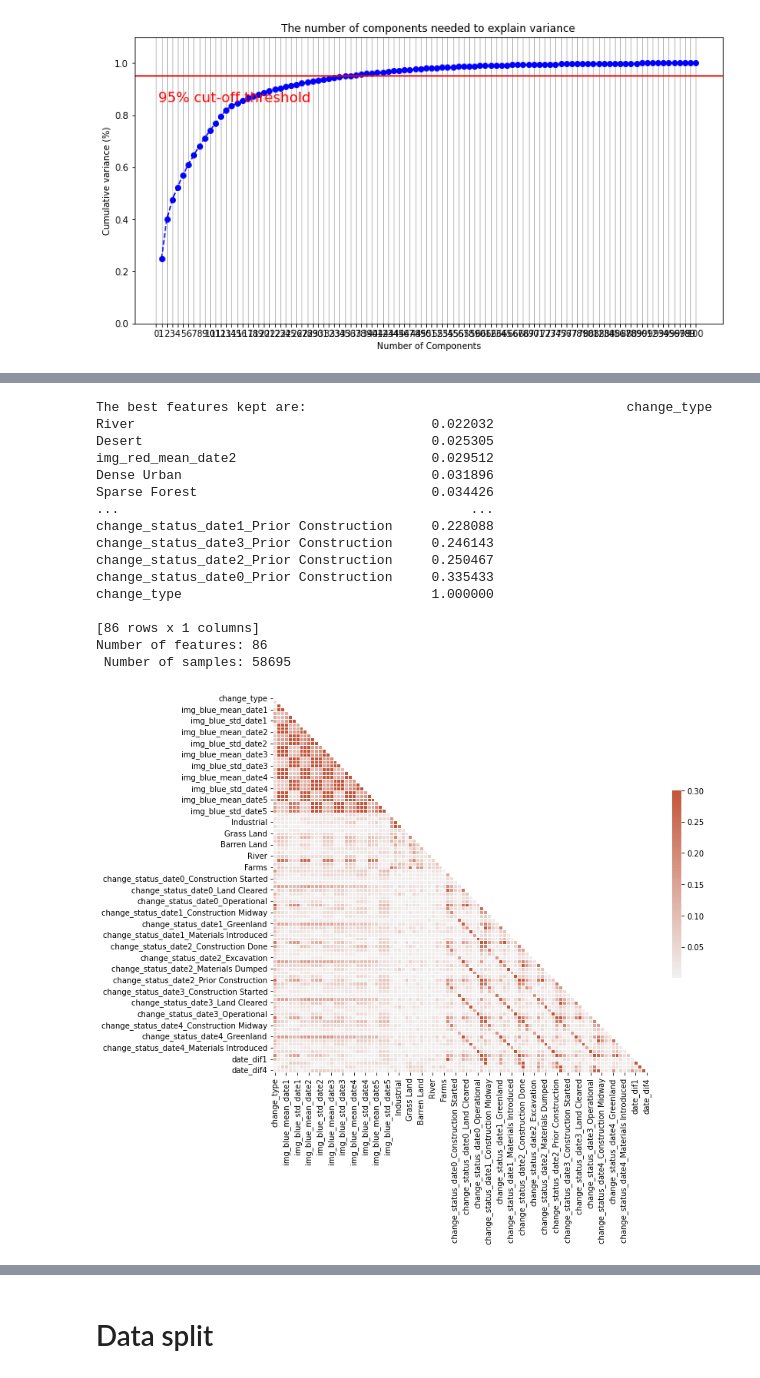
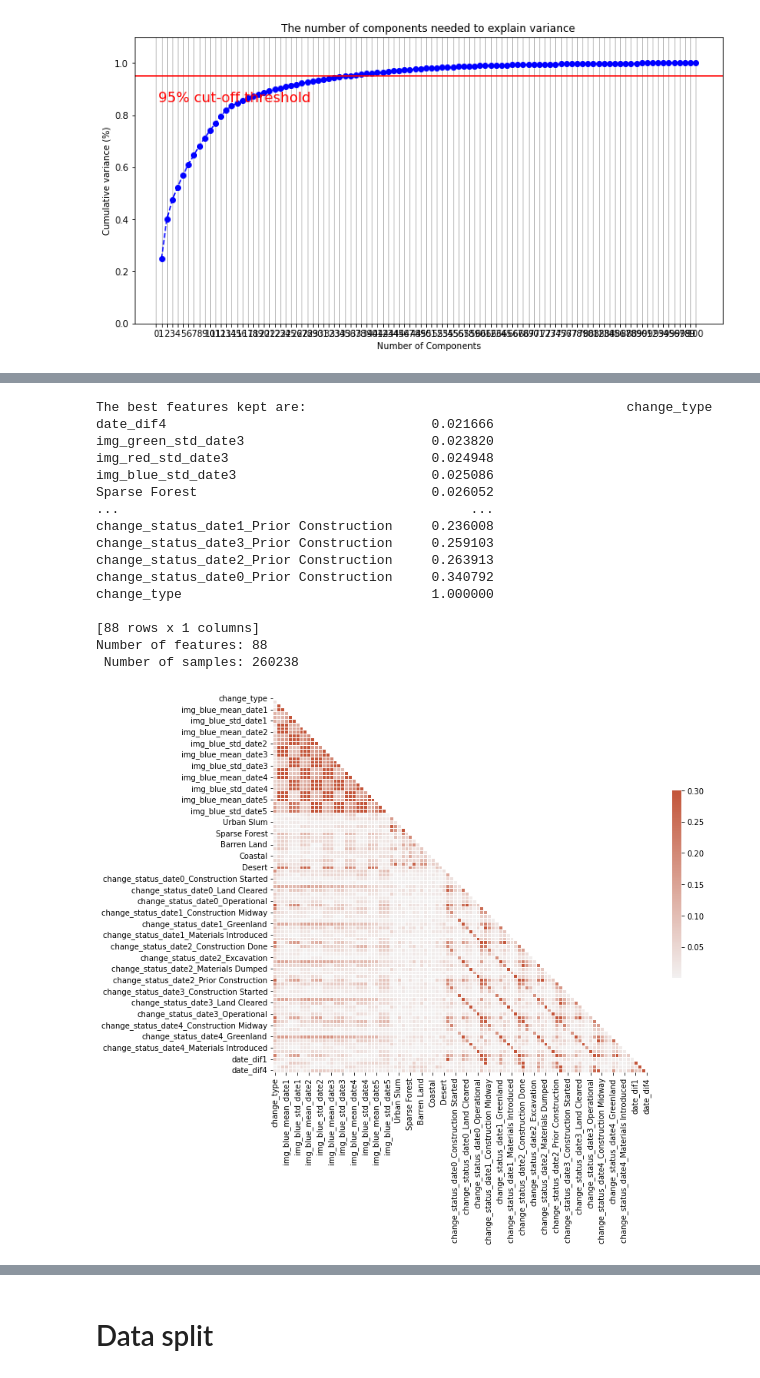
Before and after one commit to amigourou/land-changing-type-prediction, a Jupyter notebook: data_processing.ipynb, the cells around one changed output, grey strips where cells are left out. Drawn from its saved outputs; the diff is of its cells as text; code cells hidden in the pictures.

Commit message:
added data to minoritary classes rather than removing from the others

```diff
--- a/data_processing.ipynb
+++ b/data_processing.ipynb
@@ -166,27 +176,35 @@ train.loc[:,'change_type'] = train['change_type'].apply(lambda x: change_type_ma
 Big inequalities in the number of samaples in the classes -> The accuracy of the models will be mainly bounded by the ratios of classes 2 and 3.
 We will take only the number of samples of the class 1 (around 7000 samples), and drop the class 4 and five because their aren't enough examples of thoses classes
 # %%
-def Balance_data_set(df, keepMinorities = True) -> pd.DataFrame:
+def Balance_data_set(df, keepMinorities = False) -> pd.DataFrame:
     if keepMinorities :
+        classes_to_keep = [0,1,2,3]
+
+    else :
         classes_to_keep = [0,1,2,3,4,5]
 
-    else :
-        classes_to_keep = [0,1,2,3]
-
     df = df.loc[df['change_type'].isin(classes_to_keep)] #we keep classes 0 to 3
-    numb_per_class = len(df.loc[df['change_type'] == 1])
+    # numb_per_class = len(df.loc[df['change_type'] == 1])
+    numb_per_class = 70000
     df_balanced = pd.DataFrame()
     for i in classes_to_keep :
         df_class = df.loc[df['change_type'] == i]
-        df_class = df_class.sample(n=min(numb_per_class, len(df_class)))
-        df_balanced = pd.concat([df_balanced,df_class])
+        df_class_ = pd.DataFrame()
+        if numb_per_class>len(df_class) :
+            for _ in range(int(numb_per_class/len(df_class))):
+                df_class_ = pd.concat([df_class_,df_class])
+
+        else:
+            df_class_ = df_class.sample(n=min(numb_per_class, len(df_class)))
+
+        df_balanced = pd.concat([df_balanced,df_class_])
 
     df_balanced = shuffle(df_balanced).reset_index()
     df_balanced = df_balanced.drop(['index'], axis = 1)
 
     return df_balanced
 # %%
-train_balanced = Balance_data_set(train)
+train_balanced = Balance_data_set(train, keepMinorities = True)
 # %%
 features_to_drop = ['Snow', 'length', 'area']
 # %%
@@ -219,0 +274,11 @@ print(norm_train_balanced.shape)
+# %%
+threshold = 0.1
+features_to_remove = []
+for column in norm_train_balanced.columns :
+    if column not in columns_to_normalize :
+        # print(column, norm_train_balanced[column].sum()/len(norm_train_balanced))
+        if norm_train_balanced[column].sum() < threshold * len(norm_train_balanced) :
+            features_to_remove.append(column)
+
+
+norm_train_balanced = norm_train_balanced.drop(features_to_remove, axis = 1)
@@ -287,7 +356,7 @@ def Reduce_features(df, pca = None, keepBestFeatures = False, threshold = 0.1) :
                     square=True, linewidths=.5, cbar_kws={"shrink": .5})
 
         target_cor_raw = pd.DataFrame(corr_matrix.loc['change_type']).sort_values(by='change_type', axis = 0)
-        best_features = target_cor_raw.loc[target_cor_raw['change_type'] > 0.02]
+        best_features = target_cor_raw.loc[target_cor_raw['change_type'] > threshold]
         print(f"The best features kept are: {best_features}")
         df = df.loc[:,best_features.index]
 
@@ -303,24 +371,24 @@ print(test.shape)
 # %%
-norm_train_reduced = Reduce_features(norm_train_balanced, keepBestFeatures=True)
+norm_train_reduced = Reduce_features(norm_train_balanced, keepBestFeatures=True, threshold=0.02)
 norm_test_reduced = norm_test.loc[:,norm_train_reduced.drop('change_type', axis = 1).columns]
 # %% [output]
 The best features kept are:                                         change_type
-River                                      0.022032
-Desert                                     0.025305
-img_red_mean_date2                         0.029512
-Dense Urban                                0.031896
-Sparse Forest                              0.034426
+date_dif4                                  0.021666
+img_green_std_date3                        0.023820
+img_red_std_date3                          0.024948
+img_blue_std_date3                         0.025086
+Sparse Forest                              0.026052
 ...                                             ...
-change_status_date1_Prior Construction     0.228088
-change_status_date3_Prior Construction     0.246143
-change_status_date2_Prior Construction     0.250467
-change_status_date0_Prior Construction     0.335433
+change_status_date1_Prior Construction     0.236008
+change_status_date3_Prior Construction     0.259103
+change_status_date2_Prior Construction     0.263913
+change_status_date0_Prior Construction     0.340792
 change_type                                1.000000
 
-[86 rows x 1 columns]
-Number of features: 86
- Number of samples: 58695
+[88 rows x 1 columns]
+Number of features: 88
+ Number of samples: 260238
-[figure, old version]
+[figure, new version]
 # %%
 norm_train_reduced.shape
 # %% [output]
```
Also changed, not shown: parts of 25 cells of this notebook, 3 other files.
